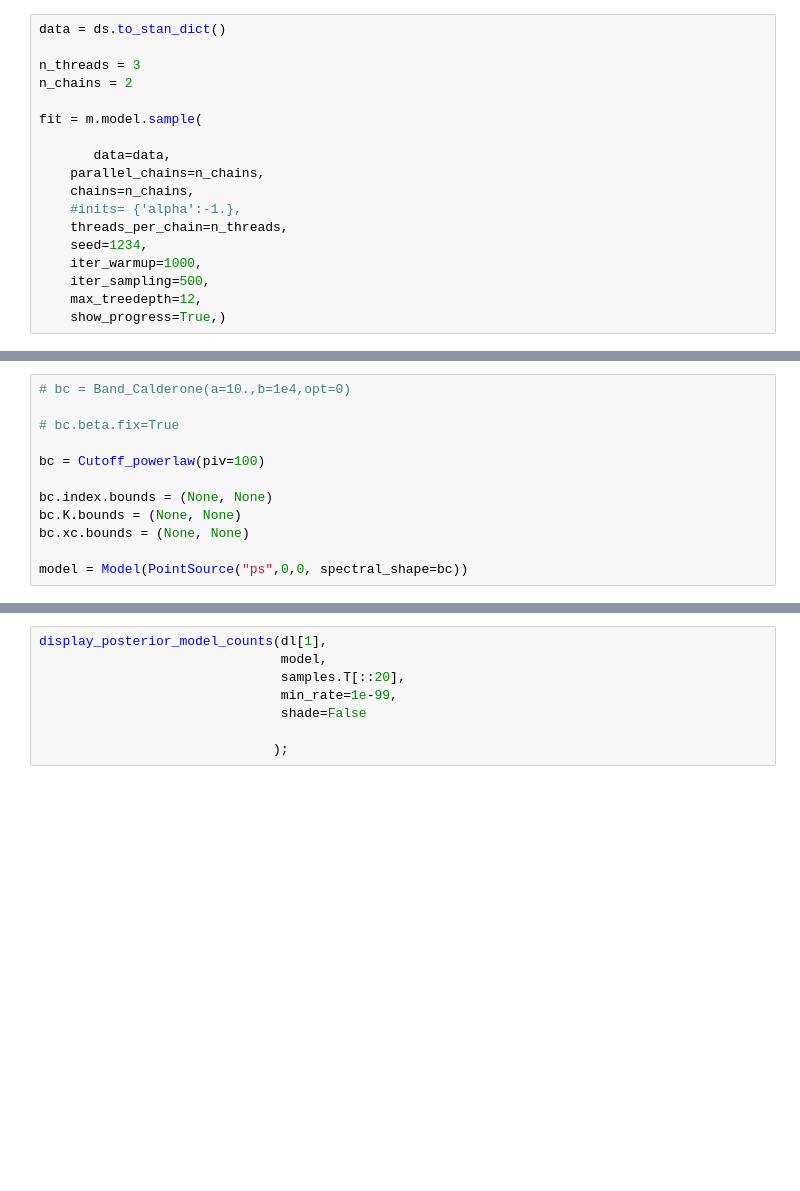
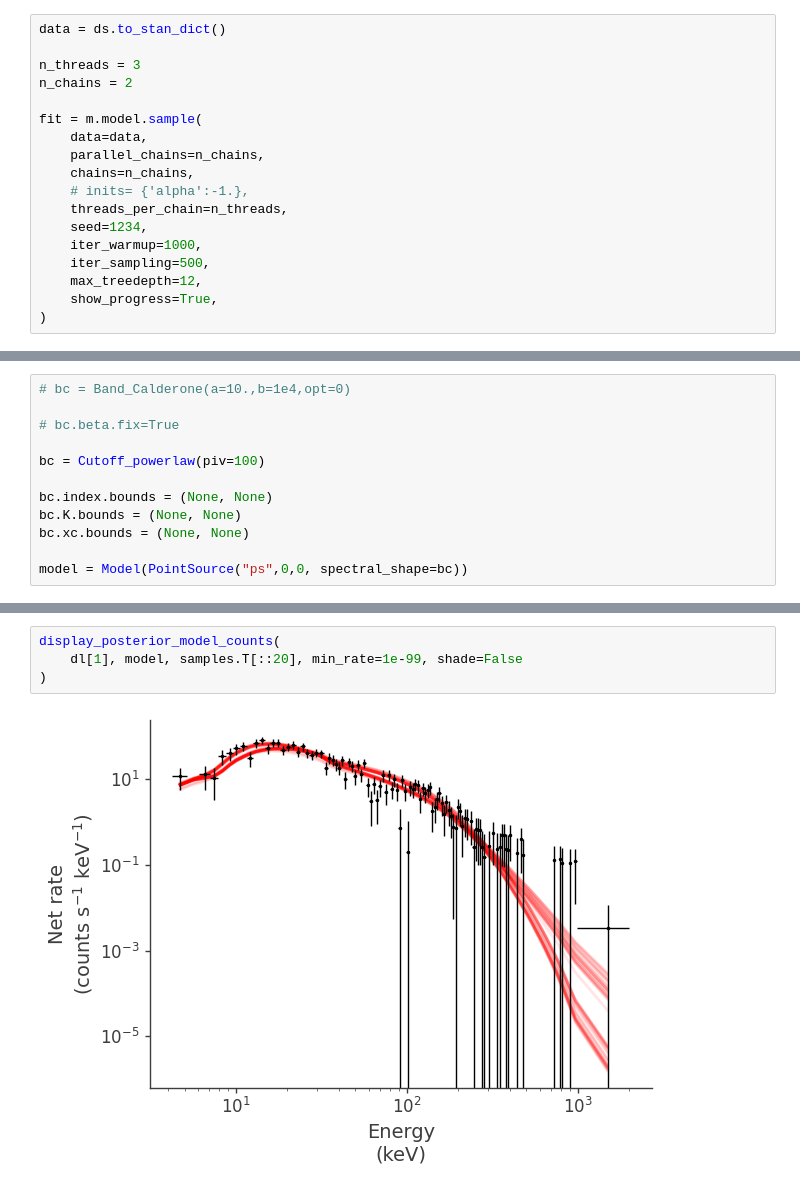
Before and after one commit to Chrobin111/zusammen, a Jupyter notebook: examples/testing.ipynb, the cells around one changed output, grey strips where cells are left out. Cells and saved outputs as stored; diff of their text form; blank space fills up the shorter version.

```diff
--- a/examples/testing.ipynb
+++ b/examples/testing.ipynb
@@ -78,14 +117,14 @@ n_threads = 3
 n_chains = 2
 
 fit = m.model.sample(
-
-       data=data,
+    data=data,
     parallel_chains=n_chains,
     chains=n_chains,
-    #inits= {'alpha':-1.},
+    # inits= {'alpha':-1.},
     threads_per_chain=n_threads,
     seed=1234,
     iter_warmup=1000,
     iter_sampling=500,
     max_treedepth=12,
-    show_progress=True,)
+    show_progress=True,
+)
@@ -143,8 +237,6 @@ ax.scatter(K, alpha, alpha=0.1)
 # %%
-display_posterior_model_counts(dl[1],
-                               model,
-                               samples.T[::20],
-                               min_rate=1e-99,
-                               shade=False
-
-                              );
+display_posterior_model_counts(
+    dl[1], model, samples.T[::20], min_rate=1e-99, shade=False
+)
+# %% [output]
+[figure, added]
```
Also changed, not shown: parts of 17 cells of this notebook, 35 other files.
